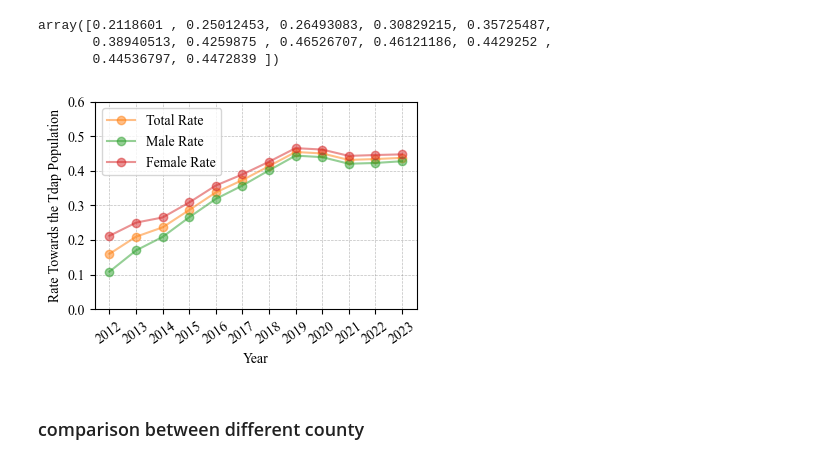
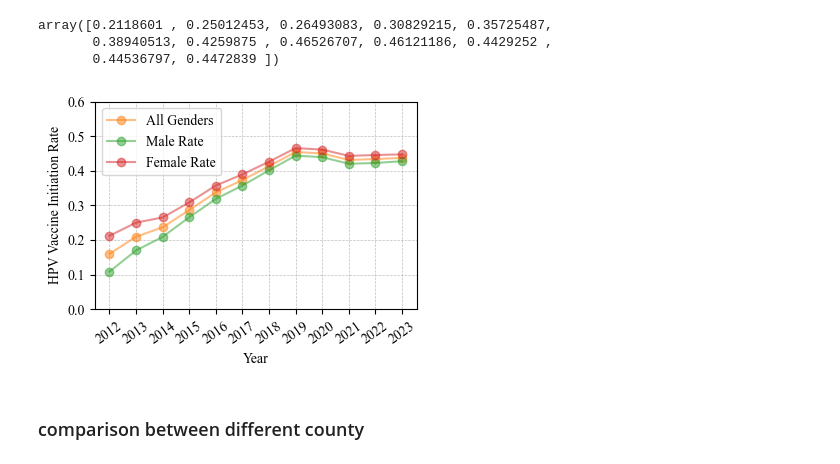
Before and after one commit to ZihanDing/EHR_project, a Jupyter notebook: HpvVaccine/Consistent_Draft.ipynb, the cells around one changed output. Cells and saved outputs as stored; diff of their text form; code cells hidden in the pictures.

```diff
--- a/HpvVaccine/Consistent_Draft.ipynb
+++ b/HpvVaccine/Consistent_Draft.ipynb
@@ -147,26 +149,26 @@ array([0.2118601 , 0.25012453, 0.26493083, 0.30829215, 0.35725487,
 # %%
 # Show hpv rate change
 plt.figure(figsize=(4, 3))
 
 # plt.bar(years, hpv_Rate,color = 'blue',alpha=0.5,width=0.6)
-plt.plot(years, hpv_Rate,'o-',color = 'C1',alpha=0.5,label='Total Rate')
+plt.plot(years, hpv_Rate,'o-',color = 'C1',alpha=0.5,label='All Genders')
 plt.plot(years, hpv_Rate_m,'o-',color = 'C2',alpha=0.5,label = 'Male Rate')
 plt.plot(years, hpv_Rate_f,'o-',color = 'C3',alpha=0.5,label = 'Female Rate')
 # plt.plot(years, hpv_Rate,'*-', color='red', label='rate')
 plt.ylim([0,0.6])
 plt.xlabel('Year')
-plt.ylabel('Rate Towards the Tdap Population')
+plt.ylabel('HPV Vaccine Initiation Rate')
 # plt.title('HPV Vaccination Rate Yearly Change (Age 9-13)')
 plt.xticks(years,rotation = 35)
 plt.legend(loc='best')
 plt.tight_layout()
 plt.grid(True,linestyle='--', color='gray', linewidth=0.5, alpha=0.5)
 plt.savefig('../Manuscript Materials/AJPM/Figures/FigureB/Total_male_female.jpg')
 
 
 plt.show()
 # %% [output]
-[figure, old version]
+[figure, new version]
 # %% [markdown]
 ### comparison between different county
 # %%
```
Also changed, not shown: parts of 3 cells of this notebook, 12 other files.
